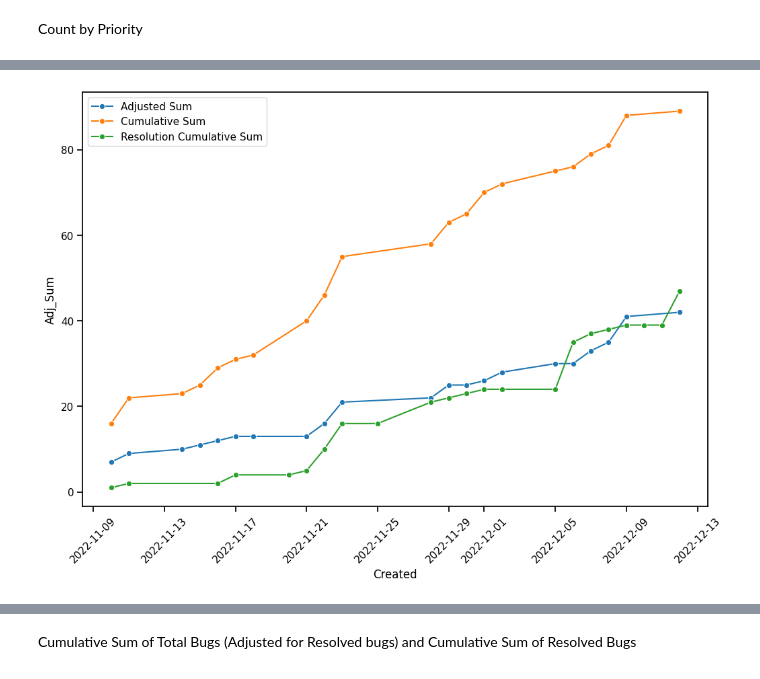
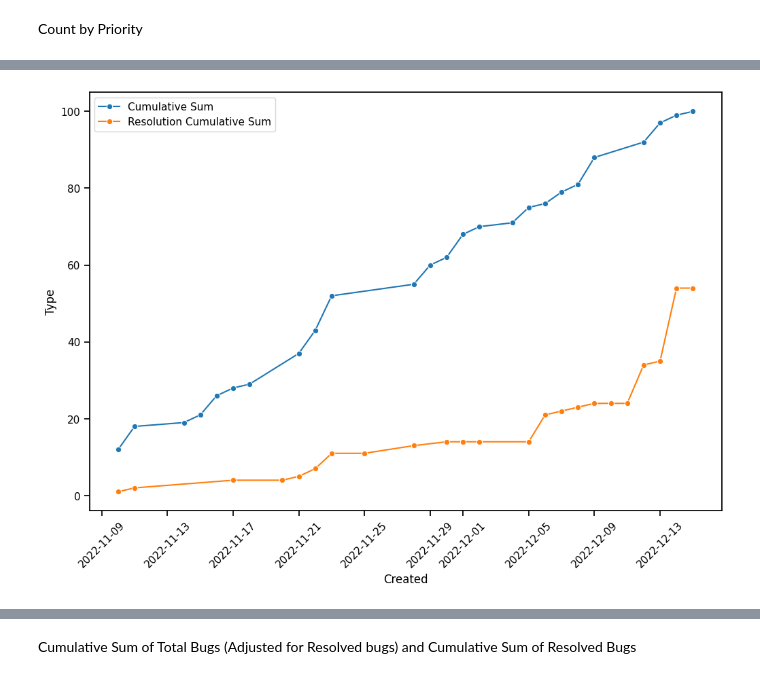
Before and after one commit to jakedaylong/Bug-Reports, a Jupyter notebook: burndown by week.ipynb, the cells around one changed output, grey strips where cells are left out. Saved outputs shown, nothing was run; the diff lists cells and outputs as text; code cells hidden in the pictures.

Commit message:
refining charting

```diff
--- a/burndown by week.ipynb
+++ b/burndown by week.ipynb
@@ -3,8 +3,9 @@ import pandas as pd
 import matplotlib.pyplot as plt
 import seaborn as sns
 import numpy as np
+import mpld3
 
-bug_df = pd.read_csv('My_Requests_12_12_2022_10_30.csv', index_col='Key', parse_dates=['Created', 'Updated'])
+bug_df = pd.read_csv('My_Requests_15_12_2022_11_30.csv', index_col='Key', parse_dates=['Created', 'Updated'])
 bug_df['Created'] = bug_df['Created'].dt.date
 bug_df['Updated'] = bug_df['Updated'].dt.date
 bug_df = bug_df.sort_values(by=('Priority'), ascending=True)
@@ -69,9 +128,9 @@ bug_df_cumsum_res.head()
 # %%
 fig, ax = plt.subplots(figsize=(12,8))
-bug_cumsum_adj = sns.lineplot(data=bug_df_cumsum, x='Created', y='Adj_Sum', marker='o', legend=True, label='Adjusted Sum')
-bug_cum_sum = sns.lineplot(data=bug_df_cumsum, x='Created', y='Type', marker='o', legend=True, label='Cumulative Sum')
-bug_cumsum_res = sns.lineplot(data=bug_df_cumsum_res, x='Updated', y='Res_Sum', marker='o', legend=True, label='Resolution Cumulative Sum')
 plt.xticks(rotation=45)
+sns.lineplot(data=bug_df_cumsum, x='Created', y='Type', marker='o', legend=True, label='Cumulative Sum')
+sns.lineplot(data=bug_df_cumsum_res, x='Updated', y='Res_Sum', marker='o', legend=True, label='Resolution Cumulative Sum')
+
 plt.savefig(fname='Cumsum_Total_vs_Resolved')
 # %% [output]
-[figure, old version]
+[figure, new version]
```
Also changed, not shown: parts of 13 cells of this notebook, 11 other files.
